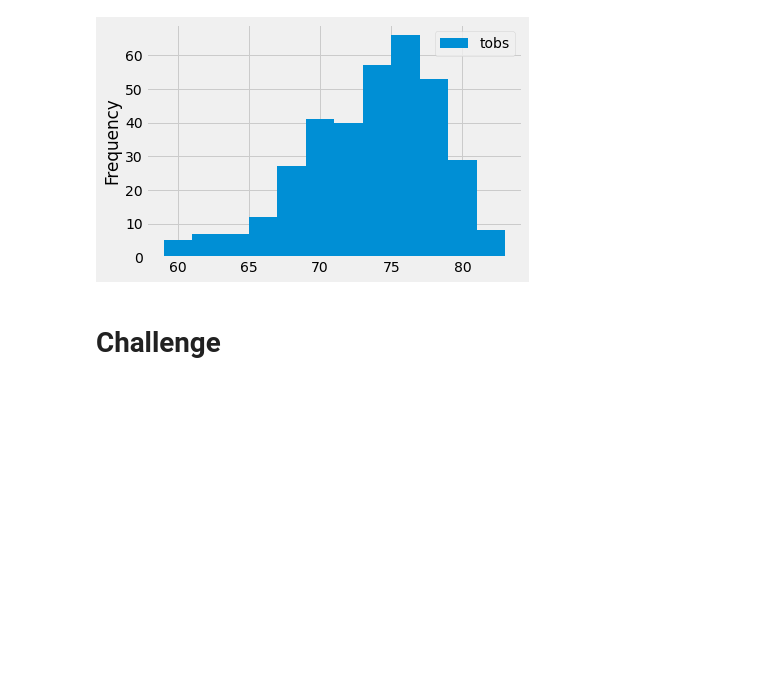
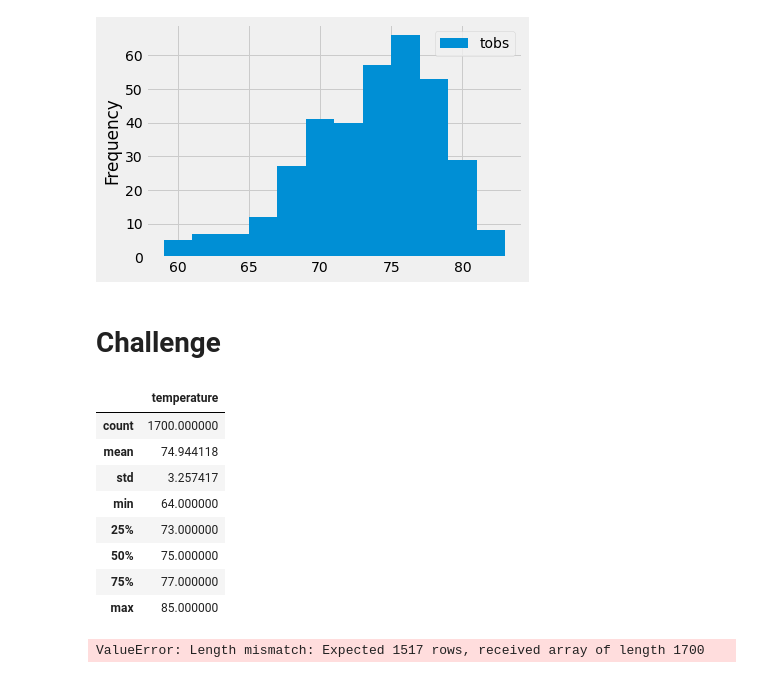
Before and after one commit to somtoesomeju/Surfs_up, a Jupyter notebook: climate_analysis.ipynb, the cells around one changed output. Saved outputs shown, nothing was run; the diff lists cells and outputs as text; code cells hidden in the pictures; blank space fills up the shorter version.

```diff
--- a/climate_analysis.ipynb
+++ b/climate_analysis.ipynb
@@ -118,0 +124,20 @@ df.plot.hist(bins=12)
+# %%
+#  3. Convert the June temperatures to a list.
+june_temps_list = session.query(Measurement.date, Measurement.tobs).filter(extract('month',Measurement.date)==6).all()
+# %%
+# 4. Create a DataFrame from the list of temperatures for the month of June.
+df = pd.DataFrame(june_temps_list, columns=['date','temperature'])
+df.set_index(df['date'], inplace=True)
+# %%
+# 5. Calculate and print out the summary statistics for the June temperature DataFrame.
+df.describe()
+# %% [output]
+|  | temperature |
+| count | 1700.000000 |
+| mean | 74.944118 |
+| std | 3.257417 |
+| min | 64.000000 |
+| 25% | 73.000000 |
+| 50% | 75.000000 |
+| 75% | 77.000000 |
+| max | 85.000000 |
@@ -118,0 +149,5 @@ df.plot.hist(bins=12)
+# %%
+rain_dec_df = pd.DataFrame(dec_rain_list, columns=['date','precipitation'])
+rain_dec_df.set_index(df['date'], inplace=True)
+# %% [output]
+ValueError: Length mismatch: Expected 1517 rows, received array of length 1700
```
Also changed, not shown: parts of 7 cells of this notebook, 1 other file.
